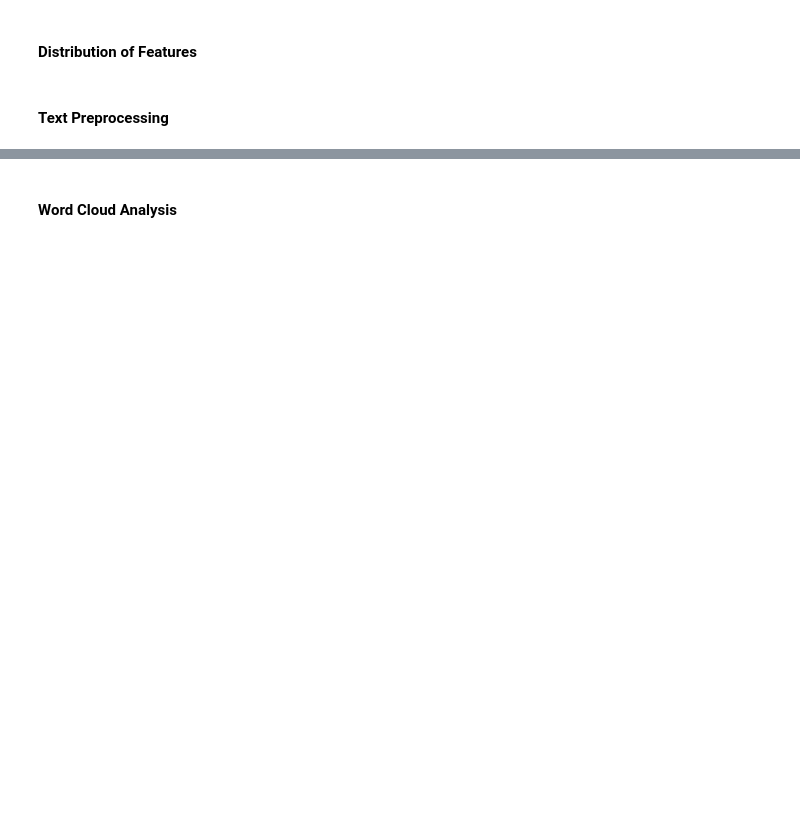
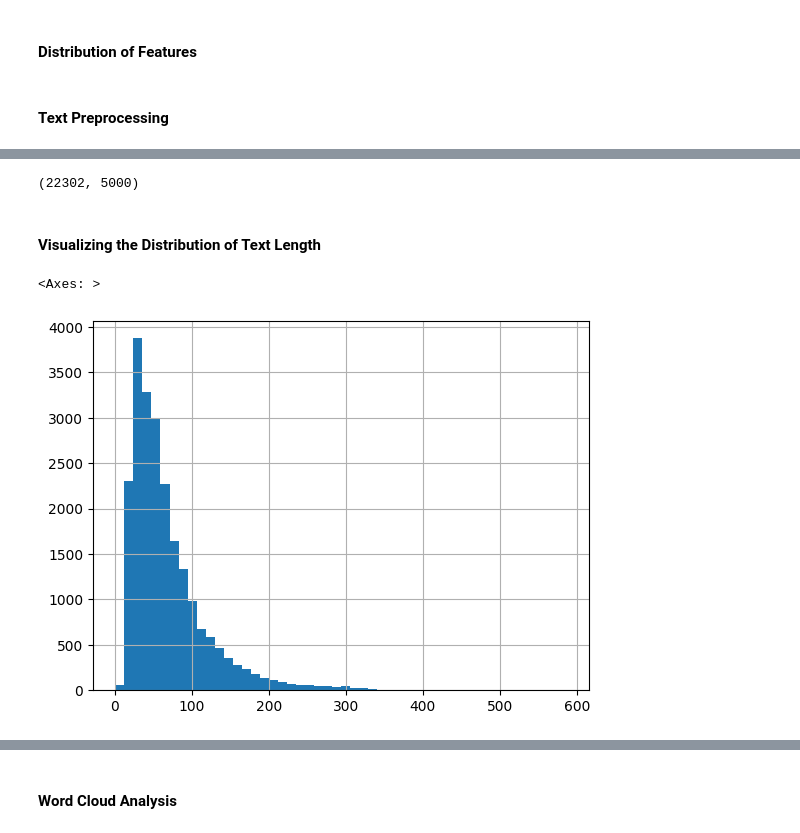
Before and after one commit to hyinki/mla, a Jupyter notebook: project.ipynb, the cells around one changed output, grey strips where cells are left out. Saved outputs shown, nothing was run; the diff lists cells and outputs as text; code cells hidden in the pictures; blank space fills up the shorter version.

```diff
--- a/project.ipynb
+++ b/project.ipynb
@@ -258,3 +275,32 @@ df_cleaned["Cleaned_Review"].head()
 3    please favor fly adria route munich pristina j...
 4    book flight airline friend returned sofia amst...
 Name: Cleaned_Review, dtype: object
+# %%
+#Convert Text to Sequences
+
+#for an RNN, text data needs to be converted into numerical form
+
+from sklearn.feature_extraction.text import TfidfVectorizer
+
+# Initialize the TfidfVectorizer with a limit on vocabulary size
+max_words = 5000
+vectorizer = TfidfVectorizer(max_features=max_words)
+
+# Fit and transform the text data into numerical sequences
+sequences = vectorizer.fit_transform(df_cleaned['Cleaned_Review'])
+
+# Convert to array (if needed)
+sequences_array = sequences.toarray()
+
+# Check the shape of the output
+print(sequences_array.shape)
+# %% [output]
+(22302, 5000)
+# %% [markdown]
+#### Visualizing the Distribution of Text Length
+# %%
+df_cleaned['review_length'] = df_cleaned['Cleaned_Review'].apply(lambda x: len(x.split()))
+df_cleaned['review_length'].hist(bins=50)
+# %% [output]
+<Axes: >
+[figure, added]
```
Also changed, not shown: parts of 10 cells of this notebook.
